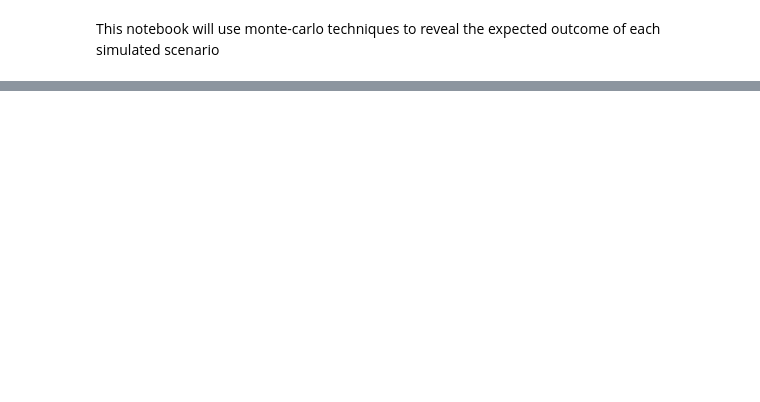
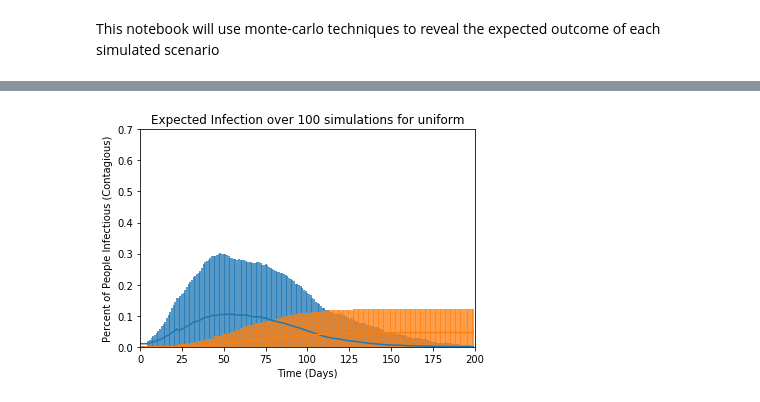
Before and after one commit to PhilipFelizarta/Spatially-Extended-SIR-Modeling, a Jupyter notebook: Monte-Carlo Analysis.ipynb, the cells around one changed output, grey strips where cells are left out. Drawn from its saved outputs; the diff is of its cells as text; code cells hidden in the pictures; blank space fills up the shorter version.

```diff
--- a/Monte-Carlo Analysis.ipynb
+++ b/Monte-Carlo Analysis.ipynb
@@ -113,10 +125,10 @@ def plot_infection(colors, steps):
 # %%
-sims = int(1e4) #Number of simulations
+sims = int(1e2) #Number of simulations
 
 #Hyperparameters for simulations (Population Density assumed to be 2455 per square mile)
 a = np.sqrt(100/2455)/2 #Simulate 100/2455 sq miles to get appropriate density
 N = 100 #Number of people
-steps = 100 #Number of time steps
+steps = 200 #Number of time steps
 R = 17 #Onset of Symptoms to Recovery/Death
 inc = 5 #Incubation period of virus after infection
 dist = 19.685/5280.0 #Proximity for Exposure (6ft)
@@ -125,33 +137,47 @@ mr = 8969.0/85745.0 #Mortality rate among infected individuals
 P = 0.45 #Proportion taking medicine
 E = 0.88 #Effectiveness per exposure
 # %%
-def monte_carlo_sim(a, N, steps, R, dist, mu, P, E, inc, behav="uniform", sims=int(1e2)):
+def monte_carlo_sim(a, N, steps, R, dist, mu, P, E, inc, behav="uniform", sims=int(1e2), mr=0.09):
     Y = [] #Running Sum
     Y_sq = [] #Running Square Sum
+
+    Z = []
+    Z_sq = []
     for i in tqdm(range(sims)):
         #Simulate
         _, colors = sim(N=N, a=a, steps=steps, R=R, dist=dist, mu=mu,
-                                       P=P, E=E, behav=behav, inc=inc)
-        x, y = plot_infection(colors, steps) #Get metadata
+                                       P=P, E=E, behav=behav, inc=inc, mr=mr)
+        x, y, z = plot_infection(colors, steps) #Get metadata
         #Calculate running moments
         if i == 0:
             x = np.array(x)
             y = np.array(y)
+            z = np.array(z)
             X = x
             Y = y
             Y_sq = np.square(y)
+            Z = z
+            Z_sq = np.square(z)
         else:
             y = np.array(y)
+            z = np.array(z)
             Y += y
+            Z += z
             Y_sq += np.square(y)
+            Z_sq += np.square(z)
 
-    return X, Y, Y_sq
+    return X, Y, Y_sq, Z, Z_sq
 # %%
-def plot_error(X, Y, Y_sq, behav, c=0):
+def plot_error(X, Y, Y_sq, Z, Z_sq, behav, c=0):
     Y_avg = Y/sims
     Y_std = np.sqrt((Y_sq - (np.square(Y)/sims))/sims)
     plt.errorbar(X, Y_avg, yerr=(2*Y_std))
-    plt.xlim(0, 100)
+
+    Z_avg = Z/sims
+    Z_std = np.sqrt((Z_sq - (np.square(Z)/sims))/sims)
+    plt.errorbar(X, Z_avg, yerr=(2*Z_std))
+
+    plt.xlim(0, 200)
     plt.ylim(0, 0.7)
     plt.xlabel("Time (Days)")
     plt.ylabel("Percent of People Infectious (Contagious)")
@@ -173,0 +186,6 @@ plot_error(X, Y, Y_sq, "levy", c=256)
+# %%
+X, Y, Y_sq, Z, Z_sq = monte_carlo_sim(a, N, steps, R, dist, mu, 0.0, 0.0, inc, behav="uniform", sims=sims, mr=mr)
+# %%
+plot_error(X, Y, Y_sq, Z, Z_sq, "uniform", c=0)
+# %% [output]
+[figure, added]
```
Also changed, not shown: parts of 9 cells of this notebook.
